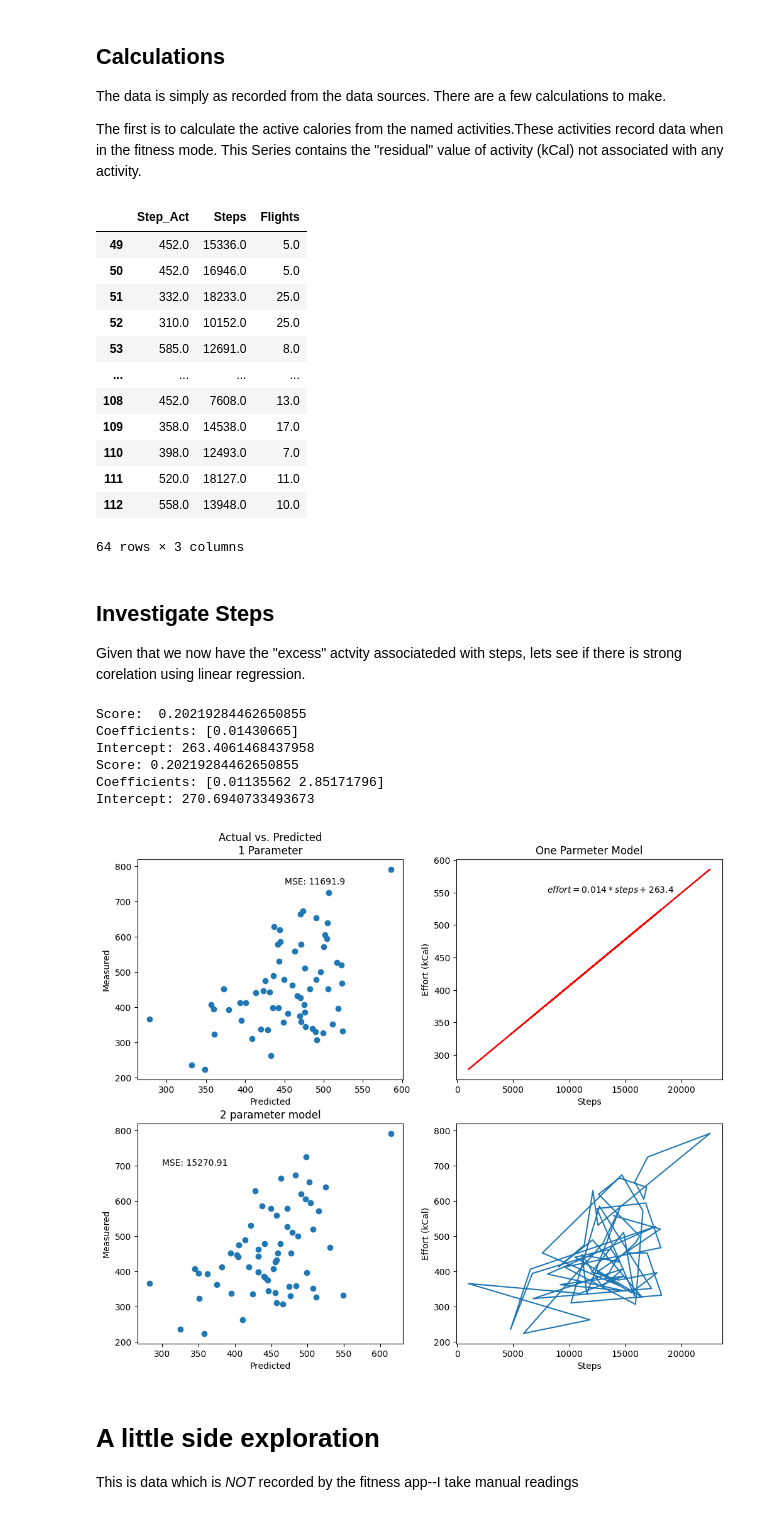
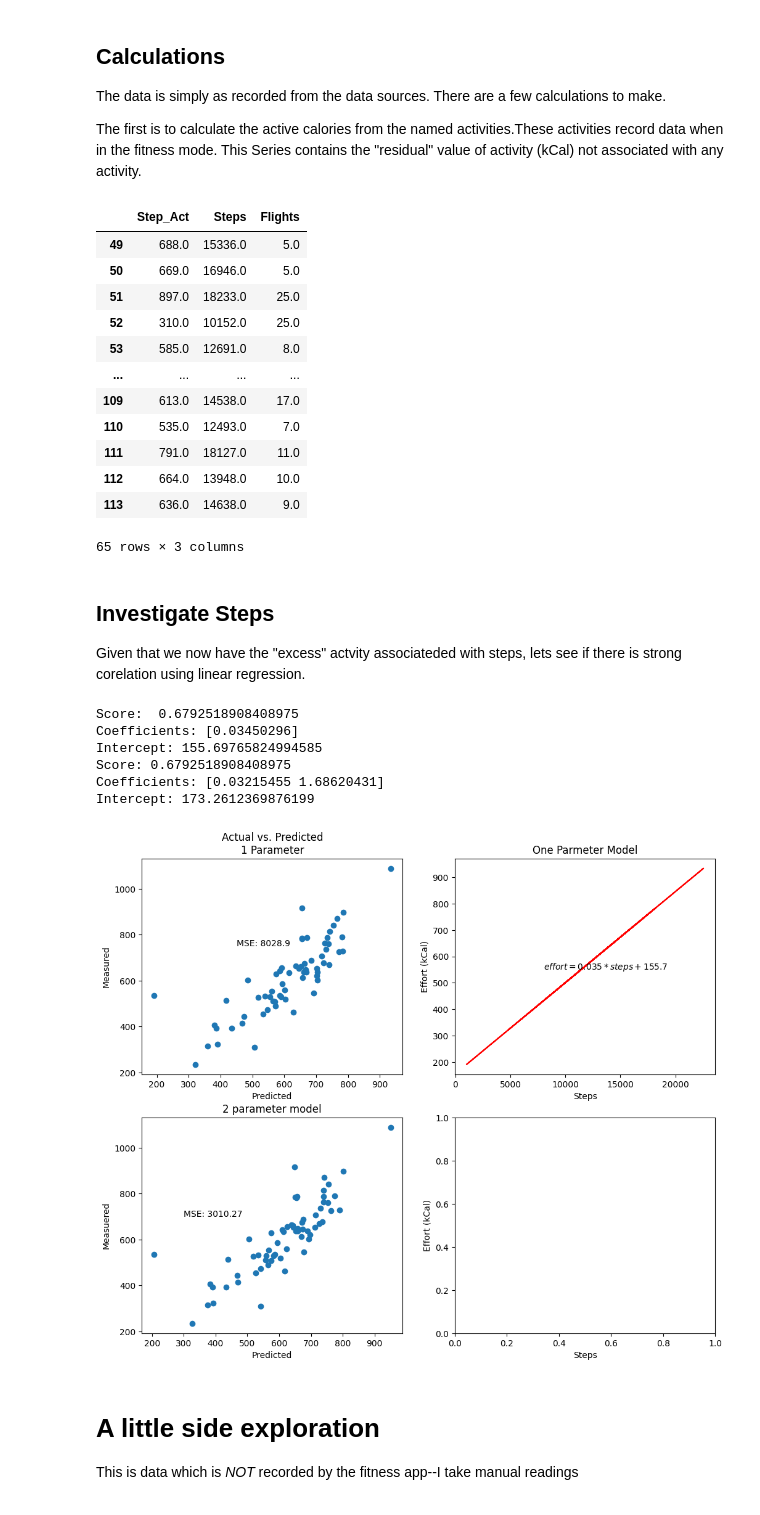
Before and after one commit to eskoviak/pyspark-playground, a Jupyter notebook: Notebooks/Explore Fitness.ipynb, the cells around one changed output. Saved outputs shown, nothing was run; the diff lists cells and outputs as text; code cells hidden in the pictures.

```diff
--- a/Notebooks/Explore Fitness.ipynb
+++ b/Notebooks/Explore Fitness.ipynb
@@ -52,9 +52,9 @@ The first is to calculate the active calories from the named activities.These ac
 raw_df['Step_Act'] = raw_df.apply(lambda row: (row['Activity']-(row['Str_Trng']+
                                                 row['Func_Trng']+
                                                 row['Yoga']+
-                                                row['Run']+
-                                                row['Walk']+
-                                                row['Hike']+
+#                                                row['Run']+
+#                                                row['Walk']+
+#                                                row['Hike']+
                                                 row['Bike']+
                                                 row['Other'])
                                                 ), axis=1)
@@ -63,18 +63,18 @@ steps_df=raw_df.loc[:,['Step_Act','Steps','Flights']].dropna()
 steps_df
 # %% [output]
 |  | Step_Act | Steps | Flights |
-| 49 | 452.0 | 15336.0 | 5.0 |
-| 50 | 452.0 | 16946.0 | 5.0 |
-| 51 | 332.0 | 18233.0 | 25.0 |
+| 49 | 688.0 | 15336.0 | 5.0 |
+| 50 | 669.0 | 16946.0 | 5.0 |
+| 51 | 897.0 | 18233.0 | 25.0 |
 | 52 | 310.0 | 10152.0 | 25.0 |
 | 53 | 585.0 | 12691.0 | 8.0 |
 | ... | ... | ... | ... |
-| 108 | 452.0 | 7608.0 | 13.0 |
-| 109 | 358.0 | 14538.0 | 17.0 |
-| 110 | 398.0 | 12493.0 | 7.0 |
-| 111 | 520.0 | 18127.0 | 11.0 |
-| 112 | 558.0 | 13948.0 | 10.0 |
+| 109 | 613.0 | 14538.0 | 17.0 |
+| 110 | 535.0 | 12493.0 | 7.0 |
+| 111 | 791.0 | 18127.0 | 11.0 |
+| 112 | 664.0 | 13948.0 | 10.0 |
+| 113 | 636.0 | 14638.0 | 9.0 |
-64 rows × 3 columns
+65 rows × 3 columns
 # %% [markdown]
 ## Investigate Steps
 
@@ -142,41 +142,41 @@ y2 = steps_df['Step_Act']
 X_train, X_test, y_train, y_test = train_test_split(X2, y2, test_size=0.2, random_state=42)# Dependent variable
 
 # Create and fit the model
 model2 = LinearRegression()
 model2.fit(X_train, y_train)
 
 # Make predictions
 y_pred = model2.predict(X_test)
 
 # Evaluate the model (e.g., using mean squared error)
 
 # Access model coefficients and intercept
 coefficients = model2.coef_
 intercept = model2.intercept_
 print(f"Coefficients: {coefficients}")
 print(f"Intercept: {intercept}")
 
 
 ax3.set_title('2 parameter model')
 ax3.set_xlabel('Predicted')
 ax3.set_ylabel('Measuered')
 ax3.text(300, 700, f'MSE: {np.round(mean_squared_error(y_test, y_pred),2)}')
 ax3.scatter(predict_y_2P(model2, X2), y2)
 
 ax4.set_xlabel('Steps')
 ax4.set_ylabel('Effort (kCal)')
-ax4.plot(X2['Steps'],y2)
+#ax4.plot(X2['Steps'])
 
 
 plt.show()
 # %% [output]
-Score:  0.20219284462650855
-Coefficients: [0.01430665]
-Intercept: 263.4061468437958
-Score: 0.20219284462650855
-Coefficients: [0.01135562 2.85171796]
-Intercept: 270.6940733493673
+Score:  0.6792518908408975
+Coefficients: [0.03450296]
+Intercept: 155.69765824994585
+Score: 0.6792518908408975
+Coefficients: [0.03215455 1.68620431]
+Intercept: 173.2612369876199
-[figure, old version]
+[figure, new version]
 # %% [markdown]
 # A little side exploration
 
```
Also changed, not shown: parts of 4 cells of this notebook, 1 other file.
